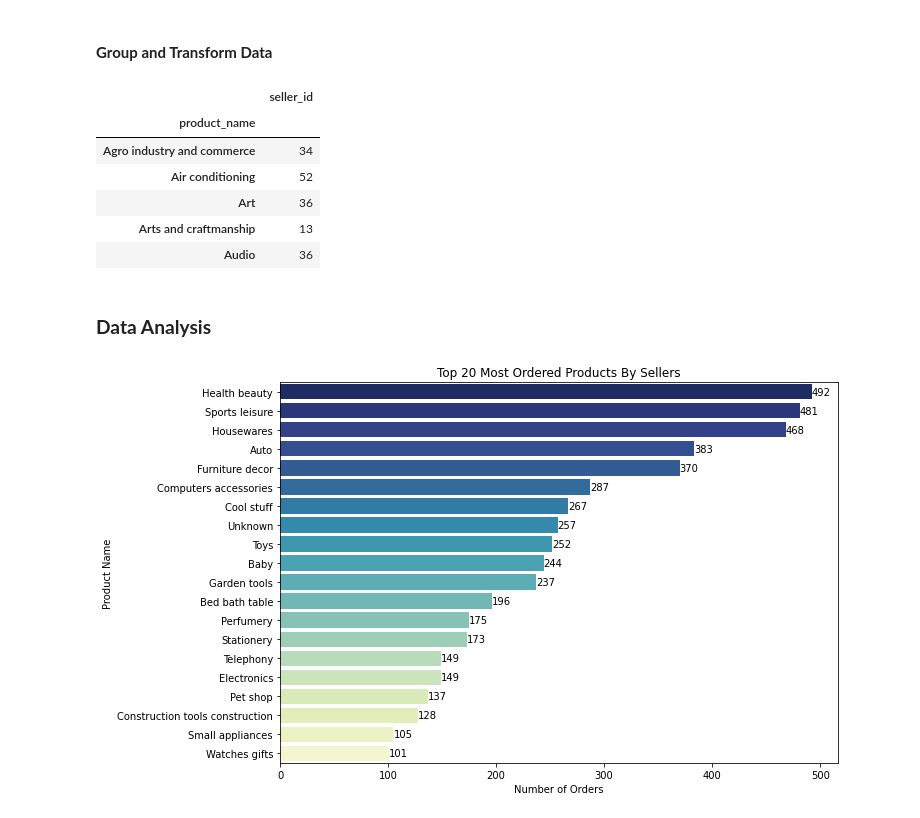
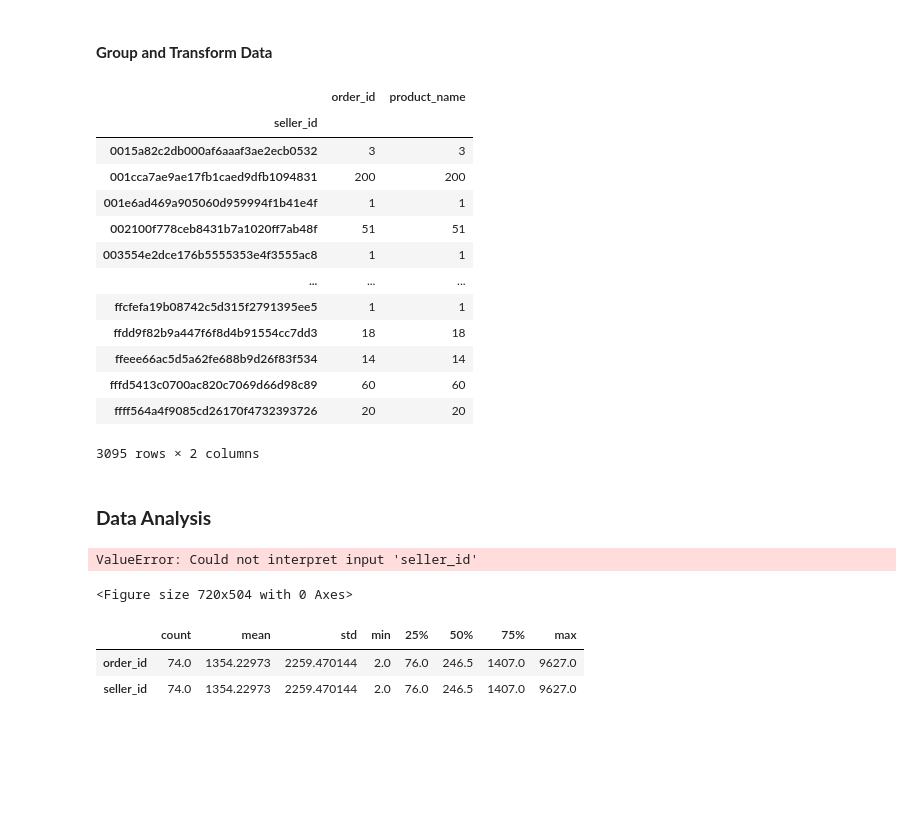
Before and after one commit to aifakhri/data-cleansing-sql-python, a Jupyter notebook: product_analysis.ipynb, the cells around one changed output. Drawn from its saved outputs; the diff is of its cells as text; code cells hidden in the pictures; blank space fills up the shorter version.

```diff
--- a/product_analysis.ipynb
+++ b/product_analysis.ipynb
@@ -578,0 +646,10 @@ Name: product_name, dtype: object
+# %%
+sellers_name = df_sellers_products["seller_id"].unique()
+new_sellers_name = [f"seller {i}" for i, _ in enumerate(sellers_name)]
+
+new_sellers_id = dict(zip(sellers_name, new_sellers_name))
+# print(new_sellers_id)
+
+df_sellers_products["seller_id"].replace(new_sellers_id, inplace=True)
+
+df_sellers_products.head()
@@ -579,14 +663,6 @@ Name: product_name, dtype: object
 # %% [markdown]
 #### **Group and Transform Data**
 # %%
-df_sellers_analysis = df_sellers_products.groupby("product_name").agg("count")
-df_sellers_analysis.head()
+# df_sellers_analysis = df_sellers_products.groupby("product_name").agg("count")
+# df_sellers_analysis.head()
-# %% [output]
-|  | seller_id |
-| product_name |  |
-| Agro industry and commerce | 34 |
-| Air conditioning | 52 |
-| Art | 36 |
-| Arts and craftmanship | 13 |
-| Audio | 36 |
 # %%
@@ -594,3 +671,21 @@ df_sellers_analysis.reset_index(inplace=True)
+# %%
+df_sellers_analysis = df_sellers_products.groupby(["seller_id"]).agg("count")
+df_sellers_analysis
+# %% [output]
+|  | order_id | product_name |
+| seller_id |  |  |
+| 0015a82c2db000af6aaaf3ae2ecb0532 | 3 | 3 |
+| 001cca7ae9ae17fb1caed9dfb1094831 | 200 | 200 |
+| 001e6ad469a905060d959994f1b41e4f | 1 | 1 |
+| 002100f778ceb8431b7a1020ff7ab48f | 51 | 51 |
+| 003554e2dce176b5555353e4f3555ac8 | 1 | 1 |
+| ... | ... | ... |
+| ffcfefa19b08742c5d315f2791395ee5 | 1 | 1 |
+| ffdd9f82b9a447f6f8d4b91554cc7dd3 | 18 | 18 |
+| ffeee66ac5d5a62fe688b9d26f83f534 | 14 | 14 |
+| fffd5413c0700ac820c7069d66d98c89 | 60 | 60 |
+| ffff564a4f9085cd26170f4732393726 | 20 | 20 |
+3095 rows × 2 columns
 # %% [markdown]
 ### **Data Analysis**
 # %%
@@ -607,9 +702,16 @@ ax1 = sns.barplot(x="seller_id", y="product_name",
 ax1.bar_label(ax1.containers[0])
 
 # Adding table name and axes labels
-plt.title("Top 20 Most Ordered Products By Sellers")
-plt.xlabel("Number of Orders")
-plt.ylabel("Product Name")
+plt.title("Top 20 Most Ordered Product Categories By Sellers")
+plt.xlabel("Number of Sellers")
+plt.ylabel("Product Category Name")
 plt.show()
 # %% [output]
-[figure, removed]
+ValueError: Could not interpret input 'seller_id'
+<Figure size 720x504 with 0 Axes>
+# %%
+df_sellers_analysis.describe().transpose()
+# %% [output]
+|  | count | mean | std | min | 25% | 50% | 75% | max |
+| order_id | 74.0 | 1354.22973 | 2259.470144 | 2.0 | 76.0 | 246.5 | 1407.0 | 9627.0 |
+| seller_id | 74.0 | 1354.22973 | 2259.470144 | 2.0 | 76.0 | 246.5 | 1407.0 | 9627.0 |
```
Also changed, not shown: parts of 22 cells of this notebook.
